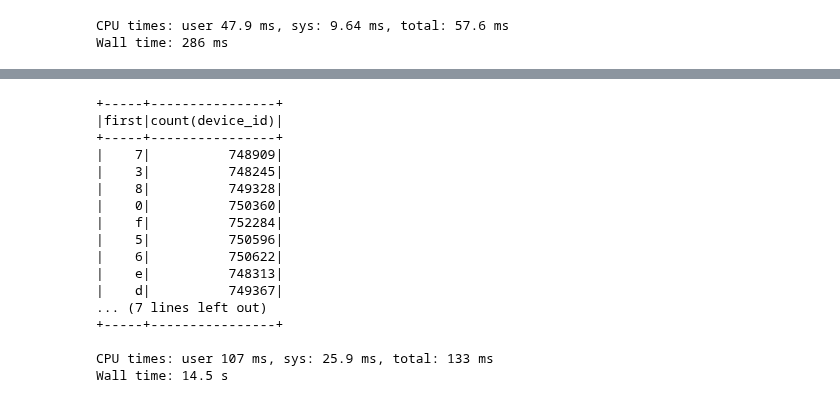
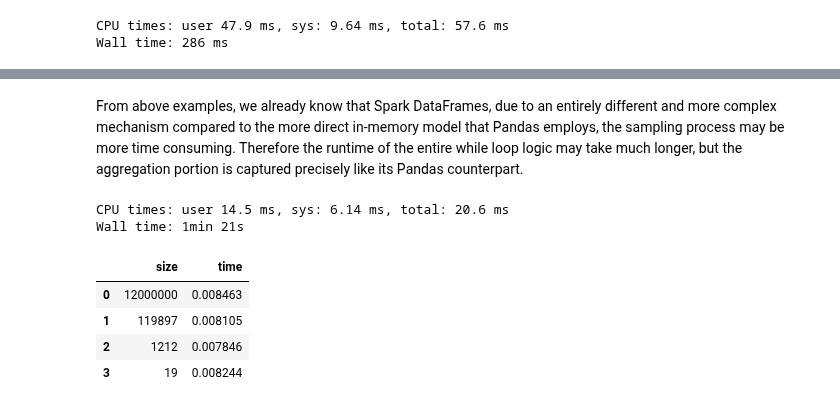
Before and after one commit to EQWorks/python-curriculum, a Jupyter notebook: data-analysis/14-distributed-computation.ipynb, the cells around one changed output, grey strips where cells are left out. Drawn from its saved outputs; the diff is of its cells as text; code cells hidden in the pictures.

```diff
--- a/data-analysis/14-distributed-computation.ipynb
+++ b/data-analysis/14-distributed-computation.ipynb
@@ -297,24 +422,31 @@ Wall time: 6.38 s
+# %% [markdown]
+From above examples, we already know that Spark DataFrames, due to an entirely different and more complex mechanism compared to the more direct in-memory model that Pandas employs, the sampling process may be more time consuming. Therefore the runtime of the entire while loop logic may take much longer, but the aggregation portion is captured precisely like its Pandas counterpart.
 # %%
 %%time
 
-df = df.withColumn('first', df.device_id.substr(0, 1))
-gb_char = df.groupby('first').agg({'device_id': 'count'})
-gb_char.show()
+size_time = []
+count = df.count()
+size = count
+
+while size > 1:
+    sample = df.sample(size / count)
+    _count = sample.count()
+    start = time.time()
+    sample.groupby('first').agg({'device_id': 'count'})
+    end = time.time()
+    size_time.append({
+        'size': _count,
+        'time': end - start,
+    })
+    size = size // 100
+
+df_size_time = pd.DataFrame(size_time)
+df_size_time
 # %% [output]
-+-----+----------------+
-|first|count(device_id)|
-+-----+----------------+
-|    7|          748909|
-|    3|          748245|
-|    8|          749328|
-|    0|          750360|
-|    f|          752284|
-|    5|          750596|
-|    6|          750622|
-|    e|          748313|
-|    d|          749367|
-... (7 lines left out)
-+-----+----------------+
-
-CPU times: user 107 ms, sys: 25.9 ms, total: 133 ms
-Wall time: 14.5 s
+CPU times: user 14.5 ms, sys: 6.14 ms, total: 20.6 ms
+Wall time: 1min 21s
+|  | size | time |
+| 0 | 12000000 | 0.008463 |
+| 1 | 119897 | 0.008105 |
+| 2 | 1212 | 0.007846 |
+| 3 | 19 | 0.008244 |
```
Also changed, not shown: parts of 32 cells of this notebook.
